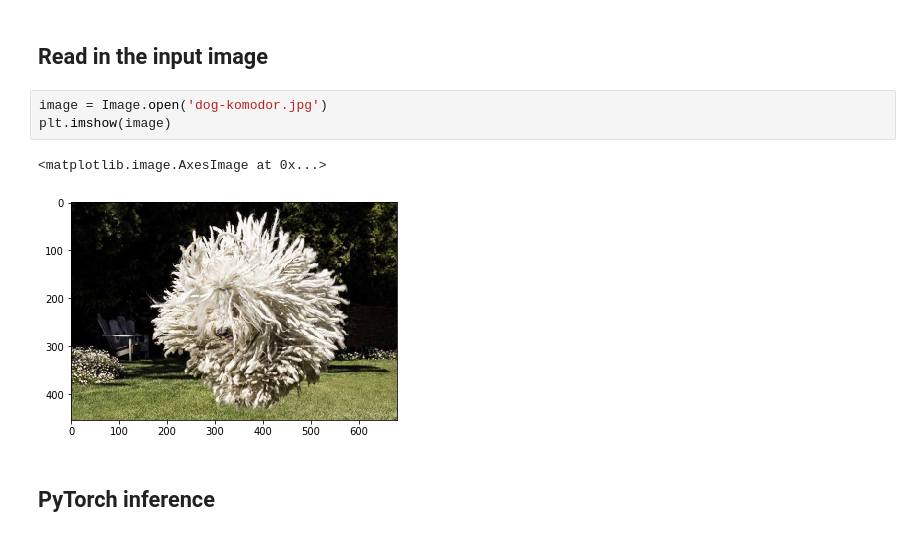
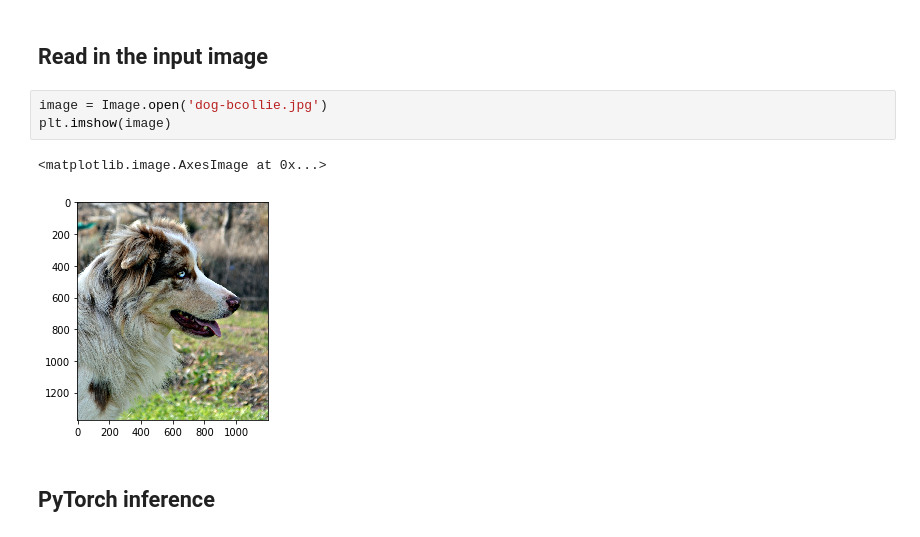
Before and after one commit to tzaumiaan/openvino_porting, a Jupyter notebook: pytorch_onnx_openvino.ipynb, the cells around one changed output. Drawn from its saved outputs; the diff is of its cells as text.

```diff
--- a/pytorch_onnx_openvino.ipynb
+++ b/pytorch_onnx_openvino.ipynb
@@ -63,11 +57,11 @@ print(list(labelmap.values())[:10])
 # %% [markdown]
 ## Read in the input image
 # %%
-image = Image.open('dog-komodor.jpg')
+image = Image.open('dog-bcollie.jpg')
 plt.imshow(image)
 # %% [output]
 <matplotlib.image.AxesImage at 0x...>
-[figure, old version]
+[figure, new version]
 # %% [markdown]
 ## PyTorch inference
 # %%
```
Also changed, not shown: parts of 13 cells of this notebook, 1 other file.
